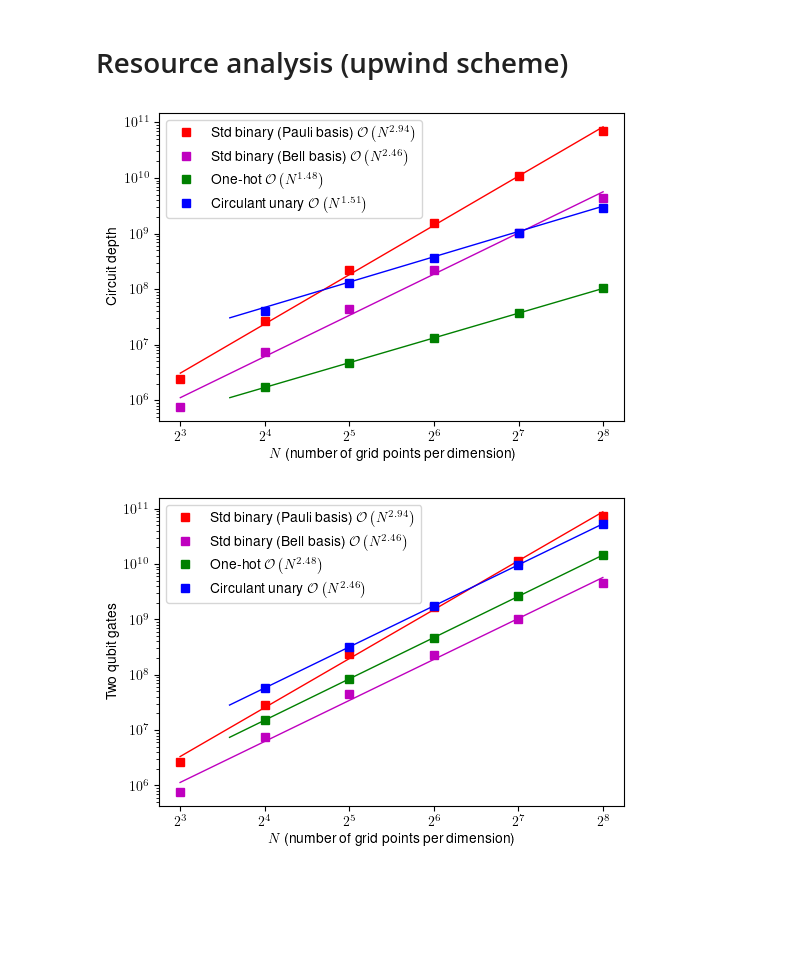
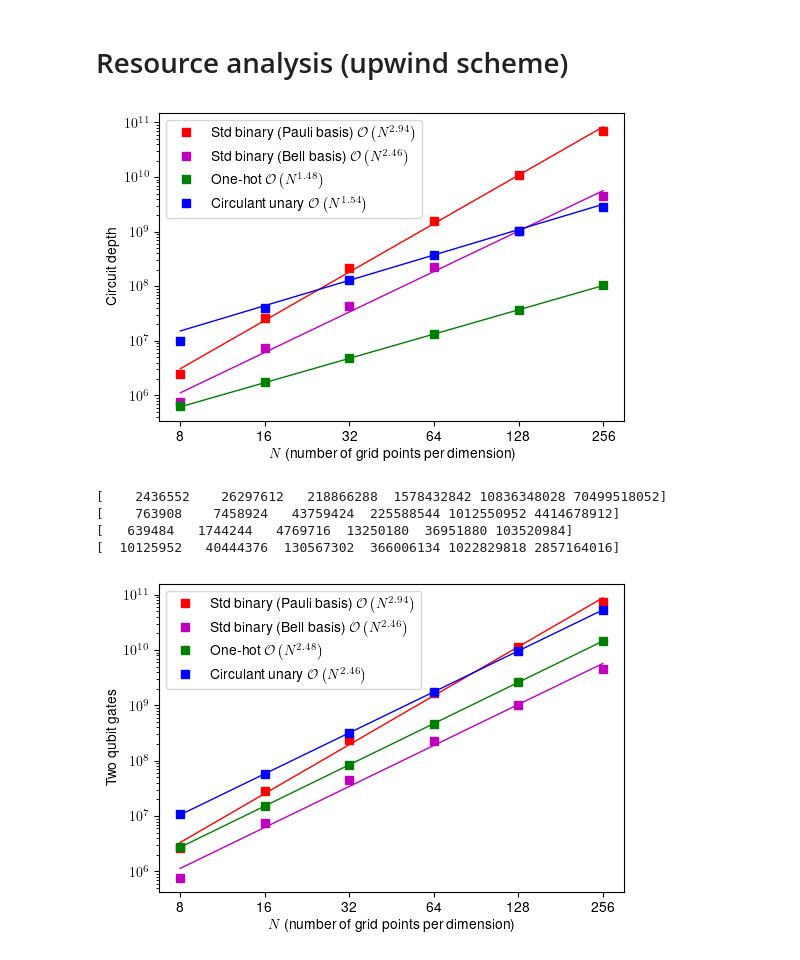
Before and after one commit to jli0108/quantum-diff-eq-ham-ebd, a Jupyter notebook: src/plot/figures_2d_advection.ipynb, the cells around one changed output. Cells and saved outputs as stored; diff of their text form; code cells hidden in the pictures; blank space fills up the shorter version.

Commit message:
update figures

```diff
--- a/src/plot/figures_2d_advection.ipynb
+++ b/src/plot/figures_2d_advection.ipynb
@@ -132,3 +132,27 @@ job_ids_qpu = [
 N = 10
 encoding = "one-hot"
 codewords = get_codewords(N, dimension, encoding)
+# %%
+for job_id in job_ids_qpu:
+    # Get job
+    print("Getting job:", job_id)
+
+    headers = {
+        "Authorization": f"apiKey {IONQ_API_KEY}"
+    }
+
+    req = requests.get(f"https://api.ionq.co/v0.3/jobs/{job_id}", headers=headers)
+
+
+    status = json.loads(req.content)['status']
+    print(f"Job status: {status}")
+    if status == "completed":
+
+        headers = {
+            "Authorization": f"apiKey {IONQ_API_KEY}"
+        }
+        params = {"sharpen": "false"}
+        req = requests.get(f"https://api.ionq.co/v0.3/jobs/{job_id}", headers=headers, params=params)
+        #     results = json.loads(req.content)
+        # print(req.results)
+        print("gate counts:", json.loads(req.content)["gate_counts"])
@@ -134,0 +179,2 @@ codewords = get_codewords(N, dimension, encoding)
+# %%
+json.loads(req.content)
@@ -328,10 +395,10 @@ bell_basis_fit_two_qubit_gates = np.polyfit(np.log(N_vals_bell_basis), np.log(be
 
 # One-hot
 one_hot_data = np.load("../resource_analysis_data/2d_advection_upwind/separable_one_hot_data.npz")
-N_vals_one_hot = one_hot_data["N_vals_one_hot"][2:]
-one_hot_trotter_steps = one_hot_data["one_hot_trotter_steps"][2:]
-one_hot_circ_depth_per_trotter_step = one_hot_data["one_hot_circ_depth"][2:]
-one_hot_two_qubit_gates_per_trotter_step = one_hot_data["one_hot_two_qubit_gates"][2:]
+N_vals_one_hot = one_hot_data["N_vals_one_hot"][1:]
+one_hot_trotter_steps = one_hot_data["one_hot_trotter_steps"][1:]
+one_hot_circ_depth_per_trotter_step = one_hot_data["one_hot_circ_depth"][1:]
+one_hot_two_qubit_gates_per_trotter_step = one_hot_data["one_hot_two_qubit_gates"][1:]
 one_hot_circ_depth = dimension * one_hot_trotter_steps * one_hot_circ_depth_per_trotter_step + dimension * N_vals_one_hot
 one_hot_two_qubit_gates = dimension * one_hot_trotter_steps * one_hot_two_qubit_gates_per_trotter_step + dimension * N_vals_one_hot
 one_hot_fit_circ_depth = np.polyfit(np.log(N_vals_one_hot), np.log(one_hot_circ_depth), deg=1)
@@ -339,10 +406,10 @@ one_hot_fit_two_qubit_gates = np.polyfit(np.log(N_vals_one_hot), np.log(one_hot_
 
 # Unary
 unary_data = np.load("../resource_analysis_data/2d_advection_upwind/separable_unary_data.npz")
-N_vals_unary = unary_data["N_vals_unary"][2:]
-unary_trotter_steps = unary_data["unary_trotter_steps"][2:]
-unary_circ_depth_per_trotter_step = unary_data["unary_circ_depth"][2:]
-unary_two_qubit_gates_per_trotter_step = unary_data["unary_two_qubit_gates"][2:]
+N_vals_unary = unary_data["N_vals_unary"][1:]
+unary_trotter_steps = unary_data["unary_trotter_steps"][1:]
+unary_circ_depth_per_trotter_step = unary_data["unary_circ_depth"][1:]
+unary_two_qubit_gates_per_trotter_step = unary_data["unary_two_qubit_gates"][1:]
 unary_circ_depth = dimension * unary_trotter_steps * unary_circ_depth_per_trotter_step + dimension * (N_vals_unary // 2)
 unary_two_qubit_gates = dimension * unary_trotter_steps * unary_two_qubit_gates_per_trotter_step + dimension * (N_vals_unary // 2)
 unary_fit_circ_depth = np.polyfit(np.log(N_vals_unary), np.log(unary_circ_depth), deg=1)
@@ -361,34 +428,45 @@ TITLE_FONT = 8
 plt.rcParams.update({
     "text.usetex": True,
     "font.family": "sans-serif",
     "font.sans-serif": "Helvetica",
 })
 
 
 fig = plt.figure(figsize=(6,4))
 
 plt.plot(N_vals_binary, pauli_basis_circ_depth, 's', color='red', label=fr"Std binary (Pauli basis) $\mathcal{{O}}\left(N^{{{pauli_basis_fit_circ_depth[0]:0.2f}}}\right)$")
 plt.plot(N_vals_binary, np.exp(pauli_basis_fit_circ_depth[1]) * N_vals_binary ** (pauli_basis_fit_circ_depth[0]), 'r-', linewidth=1)
 
 plt.plot(N_vals_bell_basis, bell_basis_circ_depth, 's', color='m', label=fr"Std binary (Bell basis) $\mathcal{{O}}\left(N^{{{bell_basis_fit_circ_depth[0]:0.2f}}}\right)$")
 plt.plot(N_vals_bell_basis, np.exp(bell_basis_fit_circ_depth[1]) * N_vals_bell_basis ** (bell_basis_fit_circ_depth[0]), 'm-', linewidth=1)
 
 plt.plot(N_vals_one_hot[plot_indices], one_hot_circ_depth[plot_indices], 's', color='g', label=rf"One-hot $\mathcal{{O}}\left(N^{{{one_hot_fit_circ_depth[0]:0.2f}}}\right)$")
 plt.plot(N_vals_one_hot, np.exp(one_hot_fit_circ_depth[1]) * N_vals_one_hot ** (one_hot_fit_circ_depth[0]), 'g-', linewidth=1)
 
 plt.plot(N_vals_unary[plot_indices], unary_circ_depth[plot_indices], 's', color='b', label=rf"Circulant unary $\mathcal{{O}}\left(N^{{{unary_fit_circ_depth[0]:0.2f}}}\right)$")
 plt.plot(N_vals_unary, np.exp(unary_fit_circ_depth[1]) * N_vals_unary ** (unary_fit_circ_depth[0]), 'b-', linewidth=1)
 
 plt.yscale("log")
 plt.xscale("log", base=2)
+plt.xticks(N_vals_binary, [str(j) for j in N_vals_binary])
 plt.xlabel(r"$N$ (number of grid points per dimension)")
 plt.ylabel("Circuit depth")
 # plt.figtext(x=0.4, y=0.925, s=r"$\frac{\partial u}{\partial t} + \frac{\partial u}{\partial x} + \frac{\partial u}{\partial y} = 0$", size=14)
 plt.legend(loc="upper left")
 plt.savefig("../../figures/Fig_4A.pdf", bbox_inches='tight')
 plt.show()
 # %% [output]
-[figure, old version]
+[figure, new version]
+# %%
+print(pauli_basis_circ_depth)
+print(bell_basis_circ_depth)
+print(one_hot_circ_depth[plot_indices])
+print(unary_circ_depth[plot_indices])
+# %% [output]
+[    2436552    26297612   218866288  1578432842 10836348028 70499518052]
+[    763908    7458924   43759424  225588544 1012550952 4414678912]
+[   639484   1744244   4769716  13250180  36951880 103520984]
+[  10125952   40444376  130567302  366006134 1022829818 2857164016]
 # %%
 TICK_FONT = 5
 LEGEND_FONT = 7
@@ -418,6 +496,7 @@ plt.plot(N_vals_unary, np.exp(unary_fit_two_qubit_gates[1]) * N_vals_unary ** (u
 
 plt.yscale("log")
 plt.xscale("log", base=2)
+plt.xticks(N_vals_binary, [str(j) for j in N_vals_binary])
 plt.xlabel(r"$N$ (number of grid points per dimension)")
 plt.ylabel("Two qubit gates")
 # plt.figtext(x=0.4, y=0.925, s=r"$\frac{\partial u}{\partial t} + \frac{\partial u}{\partial x} + \frac{\partial u}{\partial y} = 0$", size=14)
@@ -425,4 +504,4 @@ plt.legend(loc="upper left")
 plt.savefig("../../figures/Fig_4B.pdf", bbox_inches='tight')
 plt.show()
 # %% [output]
-[figure, old version]
+[figure, new version]
```
Also changed, not shown: parts of 5 cells of this notebook, 3 other files.
